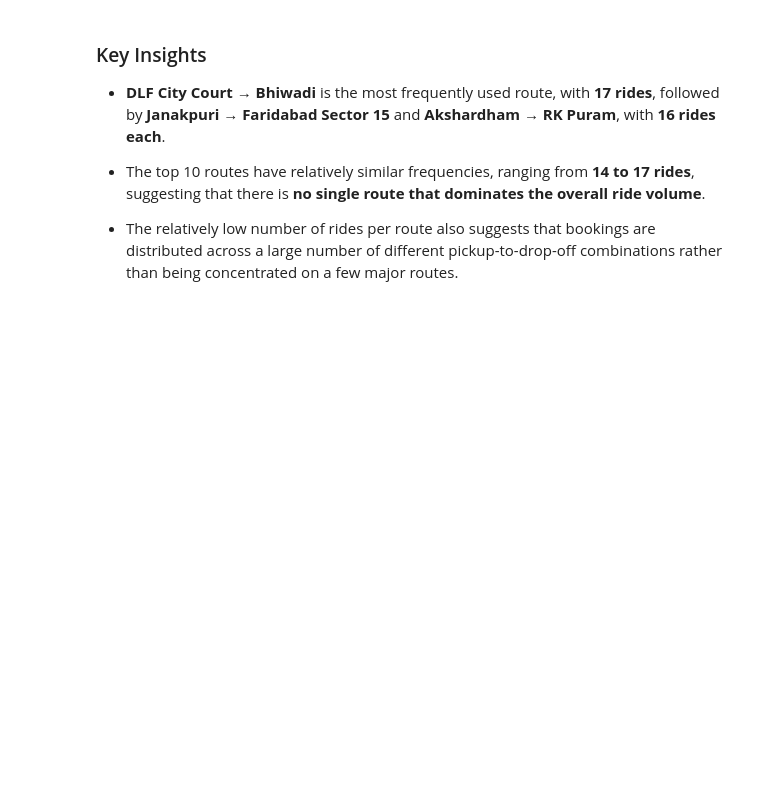
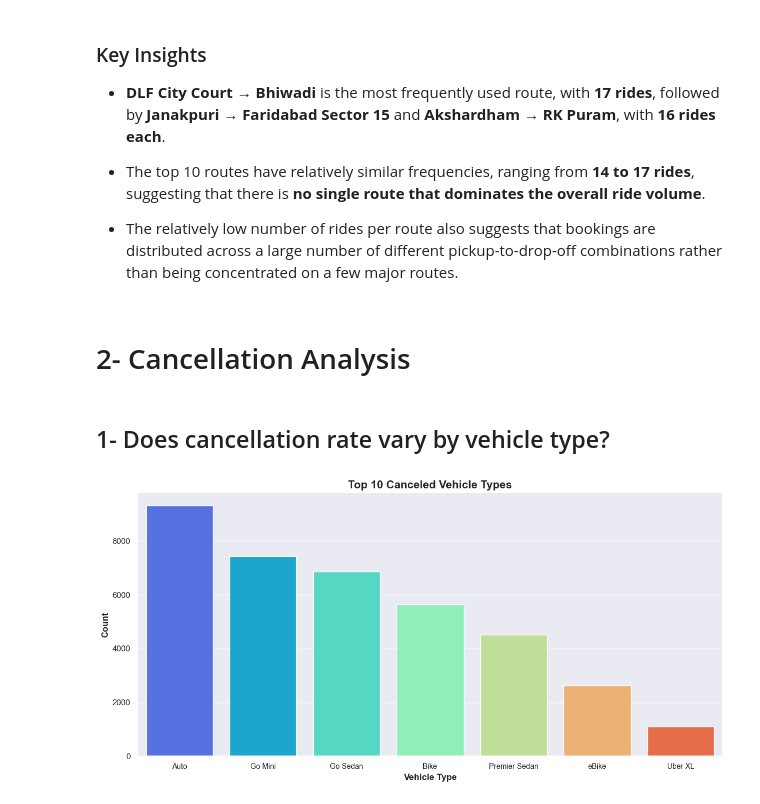
Before and after one commit to Seif-Elmezaien/Uber-Ride-EDA, a Jupyter notebook: Uber Ride EDA.ipynb, the cells around one changed output. Saved outputs shown, nothing was run; the diff lists cells and outputs as text; code cells hidden in the pictures; blank space fills up the shorter version.

Commit message:
Cancellation Analysis

```diff
--- a/Uber Ride EDA.ipynb
+++ b/Uber Ride EDA.ipynb
@@ -370,3 +361,24 @@ plt.show()
 - The top 10 routes have relatively similar frequencies, ranging from **14 to 17 rides**, suggesting that there is **no single route that dominates the overall ride volume**.
 
 - The relatively low number of rides per route also suggests that bookings are distributed across a large number of different pickup-to-drop-off combinations rather than being concentrated on a few major routes.
+# %% [markdown]
+# 2- Cancellation Analysis
+# %% [markdown]
+## 1- Does cancellation rate vary by vehicle type?
+# %%
+df['cancelled ride'] = (df['Booking Status'] == 'Cancelled by Driver') | (df['Booking Status'] == 'Cancelled by Customer')
+# %%
+df_canceled_rides = df[(df['Booking Status'] == 'Cancelled by Driver') | (df['Booking Status'] == 'Cancelled by Customer')]
+# %%
+order = df_canceled_rides['Vehicle Type'].value_counts().index
+
+plt.figure(figsize=(12, 6))
+sns.countplot(x='Vehicle Type', data=df_canceled_rides, palette='rainbow', order=order)
+plt.title('Top 10 Canceled Vehicle Types', fontsize=15, fontweight='bold')
+plt.xticks(fontsize=10)
+plt.xlabel('Vehicle Type', fontsize=12, fontweight='bold')
+plt.ylabel('Count', fontsize=12, fontweight='bold')
+plt.tight_layout()
+plt.show()
+# %% [output]
+[figure, added]
```
Also changed, not shown: parts of 12 cells of this notebook.
